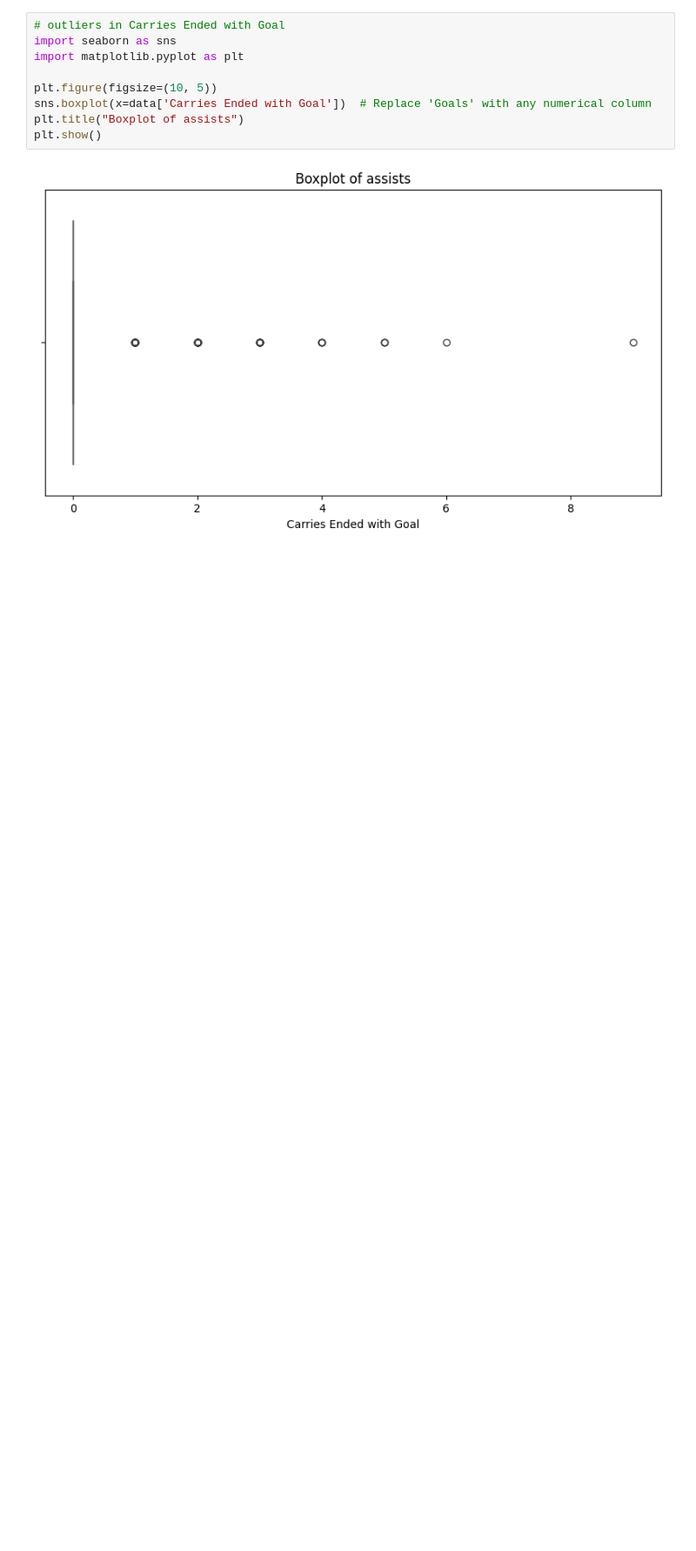
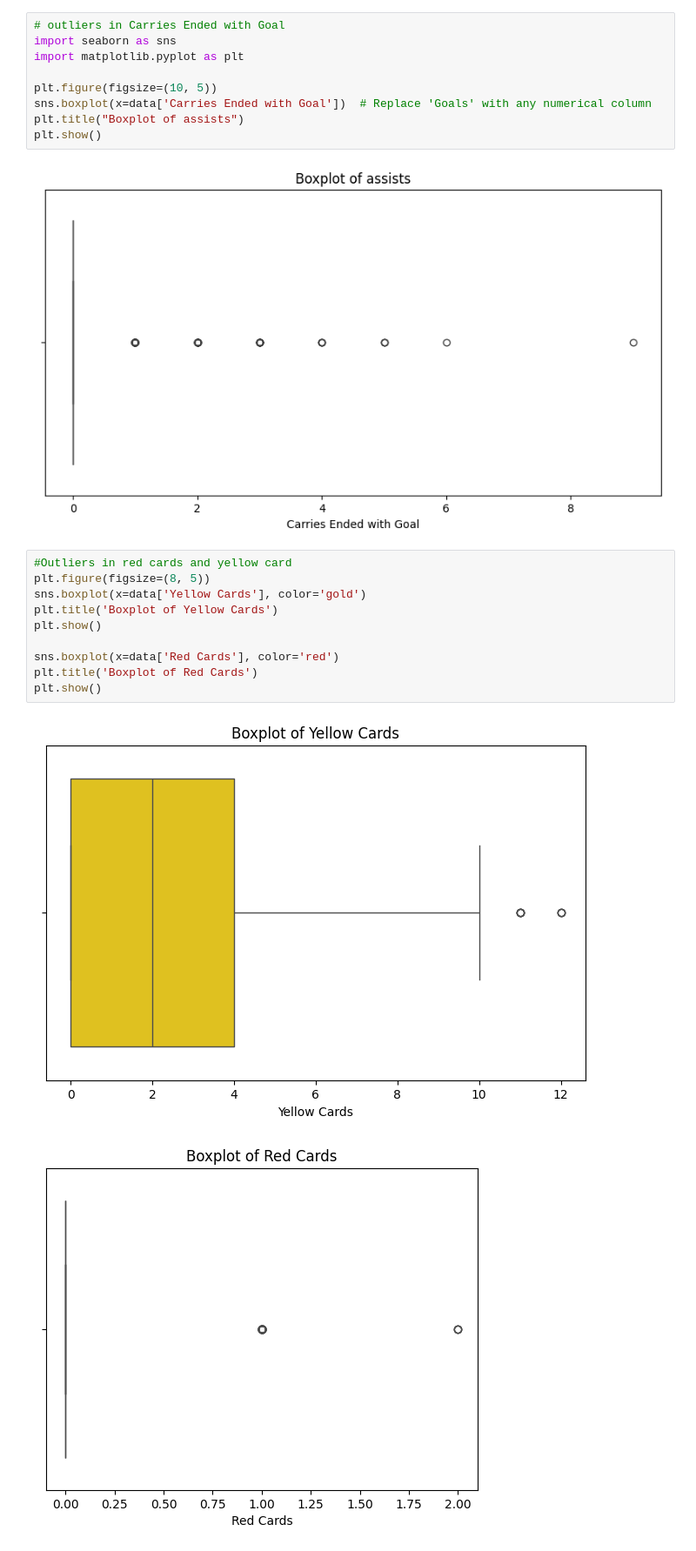
Before and after one commit to Mainabryan/epl-player-performance-prediction-2024-24, a Jupyter notebook: EPL_MACHINE_LEARNING_MODEL.ipynb, the cells around one changed output. Shown: that part at 87% size. Saved outputs shown, nothing was run; the diff lists cells and outputs as text; blank space fills up the shorter version.

```diff
--- a/EPL_MACHINE_LEARNING_MODEL.ipynb
+++ b/EPL_MACHINE_LEARNING_MODEL.ipynb
@@ -193,3 +193,16 @@ plt.title("Boxplot of assists")
 plt.show()
 # %% [output]
 [figure]
+# %%
+#Outliers in red cards and yellow card
+plt.figure(figsize=(8, 5))
+sns.boxplot(x=data['Yellow Cards'], color='gold')
+plt.title('Boxplot of Yellow Cards')
+plt.show()
+
+sns.boxplot(x=data['Red Cards'], color='red')
+plt.title('Boxplot of Red Cards')
+plt.show()
+# %% [output]
+[figure, added]
+[figure, added]
```
Also changed, not shown: parts of 8 cells of this notebook.
